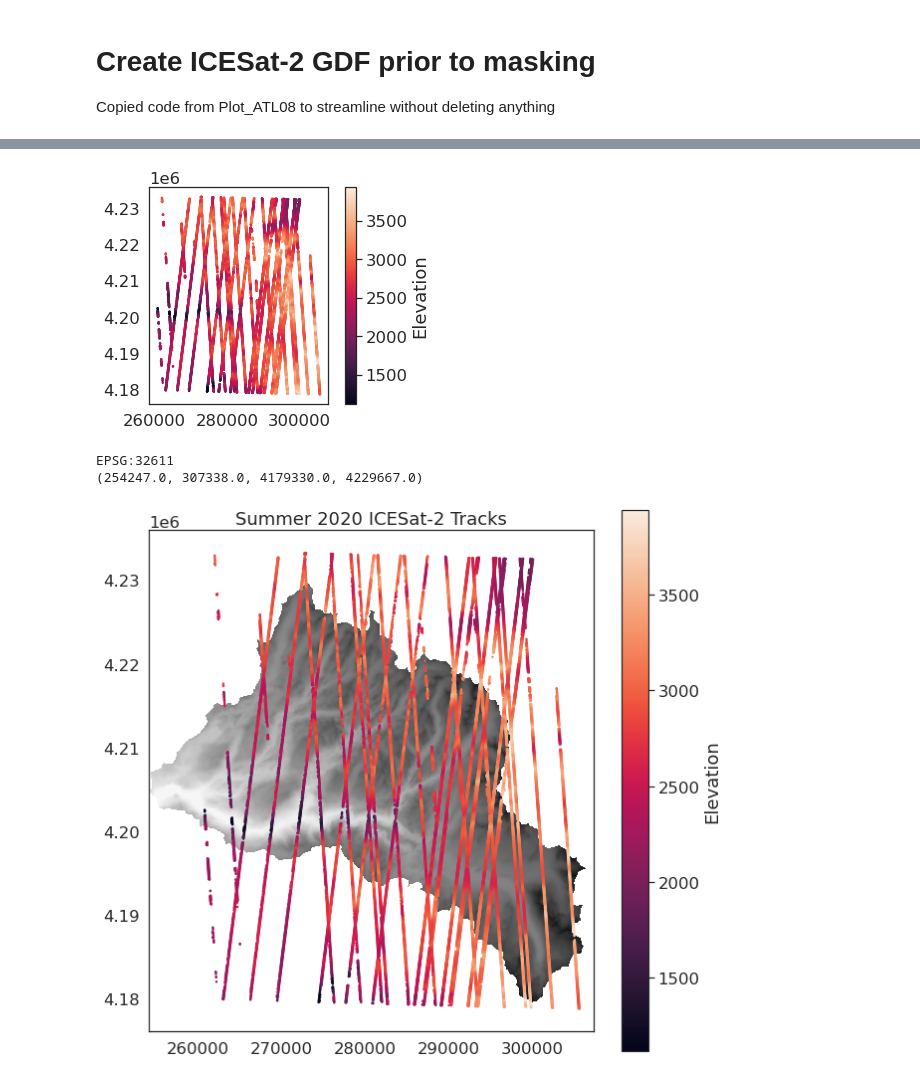
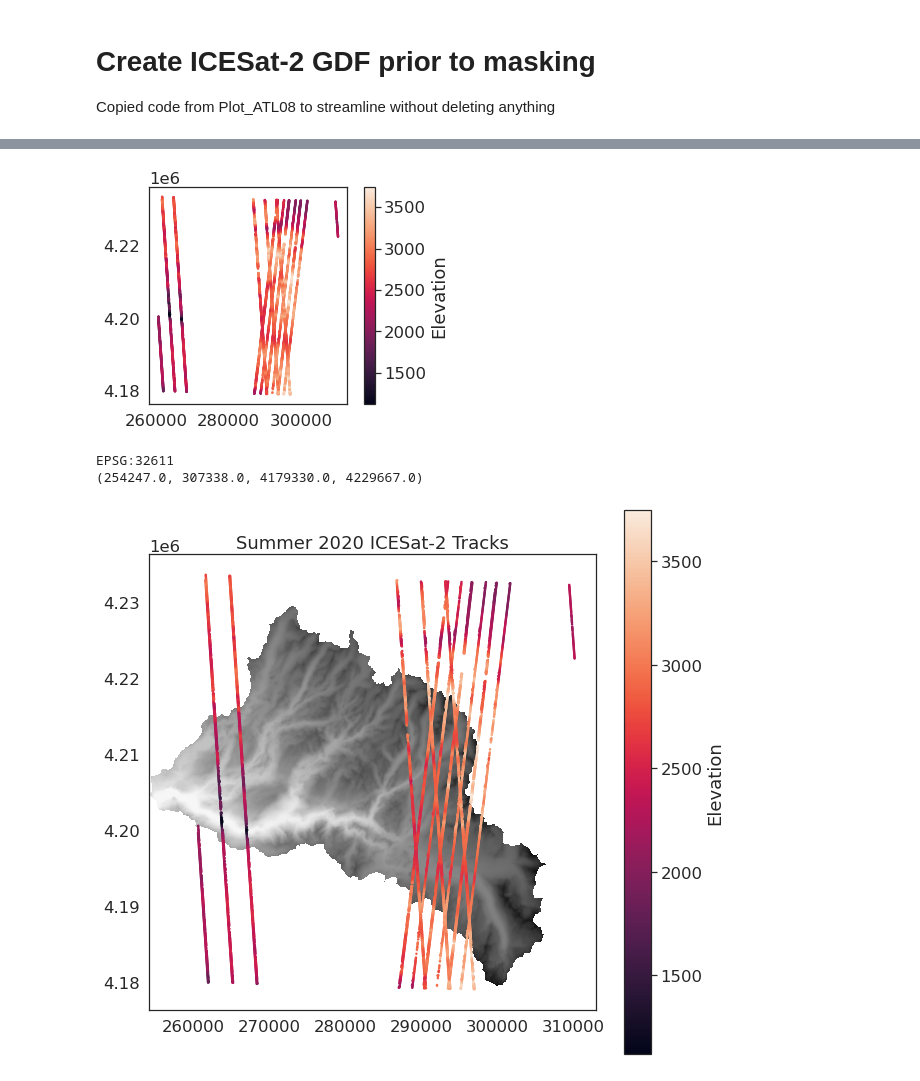
Before and after one commit to UW-GDA/ICESat-2_Snowdepth, a Jupyter notebook: Create_ICESat2_GDF_premask.ipynb, the cells around one changed output, grey strips where cells are left out. Saved outputs shown, nothing was run; the diff lists cells and outputs as text; code cells hidden in the pictures.

```diff
--- a/Create_ICESat2_GDF_premask.ipynb
+++ b/Create_ICESat2_GDF_premask.ipynb
@@ -48,3 +46,6 @@ ATL08_path = os.path.join("data/ATL08_simplified_snowon/")
+# %%
+# Change path based on snow-on or snow-off data
+ATL08_path = os.path.join("data/ATL08_simplified_snwoff/")
 # %%
 filetype = '*.csv'
 
@@ -52,4 +73,4 @@ files = [f for f in os.listdir(ATL08_path) if f.endswith(filetype[1:])]
 # %%
-winter_2020_tracks = glob.glob(ATL08_path + "/*.csv")
-winter_2020_tracks
+atlas_tracks = glob.glob(ATL08_path + "/*.csv")
+atlas_tracks
 # %% [output]
@@ -73,4 +94,4 @@ winter_2020_tracks
 # %%
 track_names = []
 for file in files:
-    track_names.append(f'gdf{file[20:22]}_{file[6:10]}-{file[10:12]}-{file[12:14]}')
+    track_names.append(f'{file[15:19]}_{file[6:10]}-{file[10:12]}-{file[12:14]}')
@@ -82,9 +123,10 @@ def open_atl08(data_files):
     atlas_gdf = gpd.GeoDataFrame(atlas_df, crs='epsg:32611', geometry=gpd.points_from_xy(atlas_df.x, atlas_df.y))
     return atlas_gdf
 # %%
-winter_2020_gdf = open_atl08(winter_2020_tracks)
-winter_2020_gdf['date'] = winter_2020_gdf['Track']
-winter_2020_gdf['date'] = winter_2020_gdf['date'].map(lambda x: x.split('_')[1])
-winter_2020_gdf.head()
+atlas_gdf = open_atl08(atlas_tracks)
+atlas_gdf['date'] = atlas_gdf['Track']
+atlas_gdf['date'] = atlas_gdf['date'].map(lambda x: x.split('_')[1])
+atlas_gdf['Track'] = atlas_gdf['Track'].map(lambda x: x.split('_')[0])
+atlas_gdf.head()
 # %% [output]
 |  | Track | Unnamed: 0 | h_te_mean | h_te_median | h_te_min | h_te_max | latitude | longitude | h_te_mode | ... |
@@ -111,9 +153,9 @@ Datum: World Geodetic System 1984
 - Ellipsoid: WGS 84
 - Prime Meridian: Greenwich
 # %%
-winter_2020_gdf.plot(column='h_te_median', s=2, legend=True, legend_kwds={'label': "Elevation", 'orientation': "vertical"});
+atlas_gdf.plot(column='h_te_median', s=2, legend=True, legend_kwds={'label': "Elevation", 'orientation': "vertical"});
 # %% [output]
-[figure, old version]
+[figure, new version]
 # %%
 dem_path = os.path.join("data",
                        "mcc_dem_3p0m_agg_TUOtrimmed_MANUAL.tif")
@@ -139,10 +181,12 @@ xmin_9m,ymin_9m,xmax_9m,ymax_9m = dem_9m.bounds
 EPSG:32611
 (254247.0, 307338.0, 4179330.0, 4229667.0)
 # %%
+# Change the title based on the season being mapped
+
 f, ax = plt.subplots(figsize = (10,10))
 plt.title('Summer 2020 ICESat-2 Tracks')
 im = ax.imshow(dem_9m_arr, cmap='Greys', extent=[xmin_9m,xmax_9m,ymin_9m,ymax_9m])
-winter_2020_gdf.plot(column='h_te_median', ax=ax, s=2, legend=True, legend_kwds={'label': "Elevation", 'orientation': "vertical"});
+atlas_gdf.plot(column='h_te_median', ax=ax, s=2, legend=True, legend_kwds={'label': "Elevation", 'orientation': "vertical"});
 # %% [output]
-[figure, old version]
+[figure, new version]
 # %%
```
Also changed, not shown: parts of 7 cells of this notebook, 2 other files.
